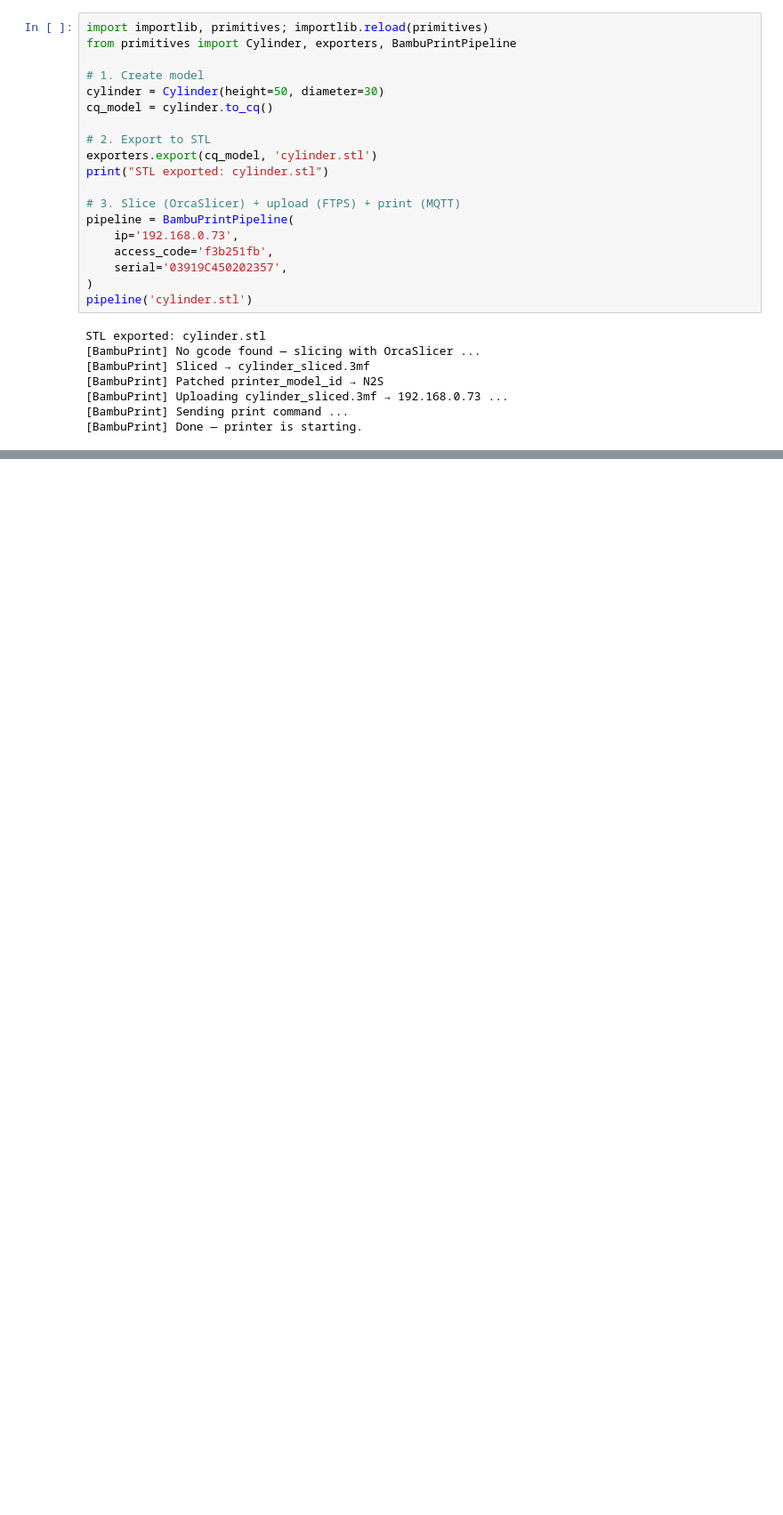
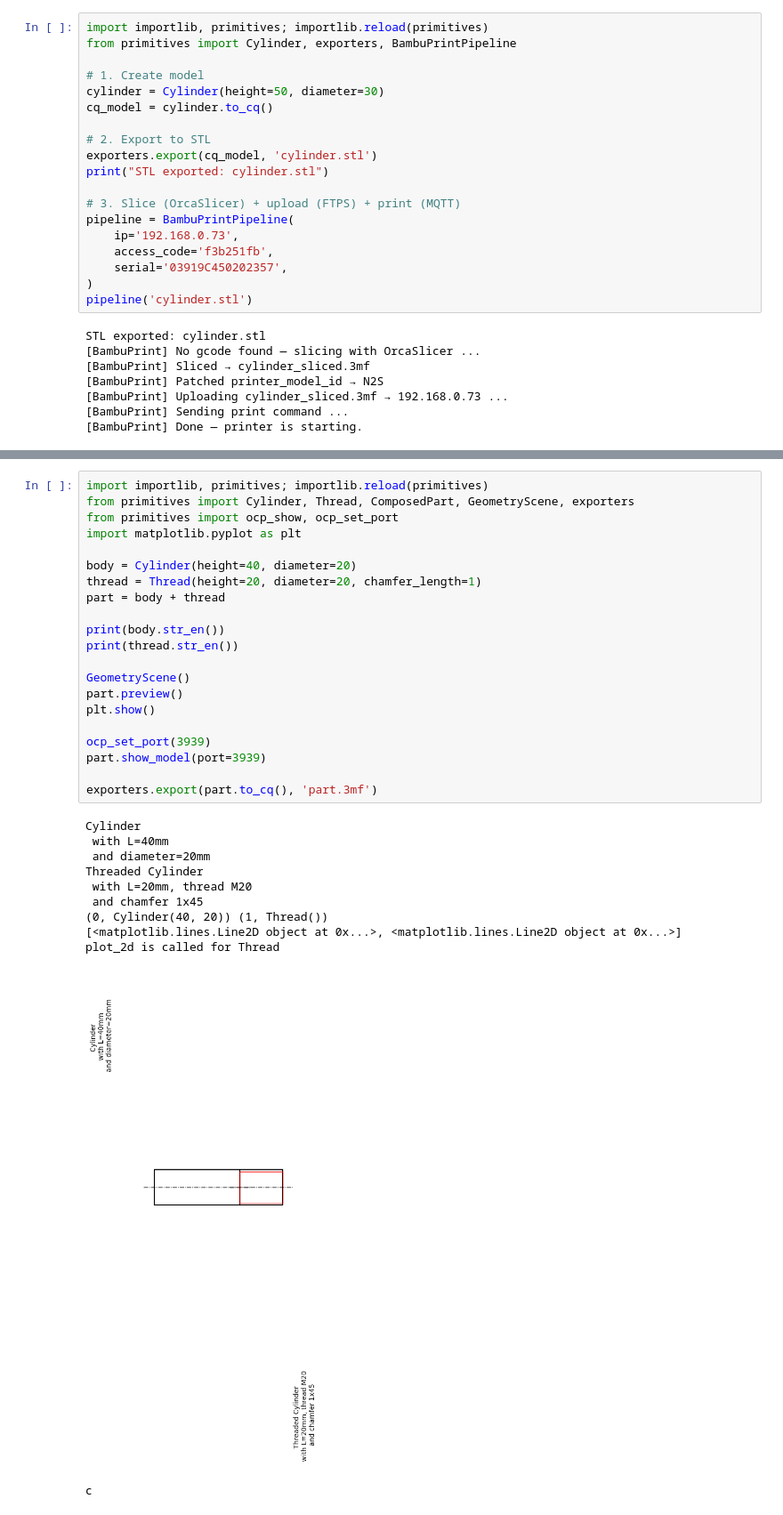
Before and after one commit to bogumilchilinski/dgeometry, a Jupyter notebook: cases/models/test.ipynb, the cells around one changed output, grey strips where cells are left out. Shown at 89% size. Saved outputs shown, nothing was run; the diff lists cells and outputs as text; blank space fills up the shorter version.

```diff
--- a/cases/models/test.ipynb
+++ b/cases/models/test.ipynb
@@ -506,0 +760,33 @@ STL exported: cylinder.stl
+# %%
+import importlib, primitives; importlib.reload(primitives)
+from primitives import Cylinder, Thread, ComposedPart, GeometryScene, exporters
+from primitives import ocp_show, ocp_set_port
+import matplotlib.pyplot as plt
+
+body = Cylinder(height=40, diameter=20)
+thread = Thread(height=20, diameter=20, chamfer_length=1)
+part = body + thread
+
+print(body.str_en())
+print(thread.str_en())
+
+GeometryScene()
+part.preview()
+plt.show()
+
+ocp_set_port(3939)
+part.show_model(port=3939)
+
+exporters.export(part.to_cq(), 'part.3mf')
+# %% [output]
+Cylinder
+ with L=40mm
+ and diameter=20mm
+Threaded Cylinder
+ with L=20mm, thread M20
+ and chamfer 1x45
+(0, Cylinder(40, 20)) (1, Thread())
+[<matplotlib.lines.Line2D object at 0x...>, <matplotlib.lines.Line2D object at 0x...>]
+plot_2d is called for Thread
+[figure, added]
+c
```
Also changed, not shown: parts of 6 cells of this notebook, 8 other files.
